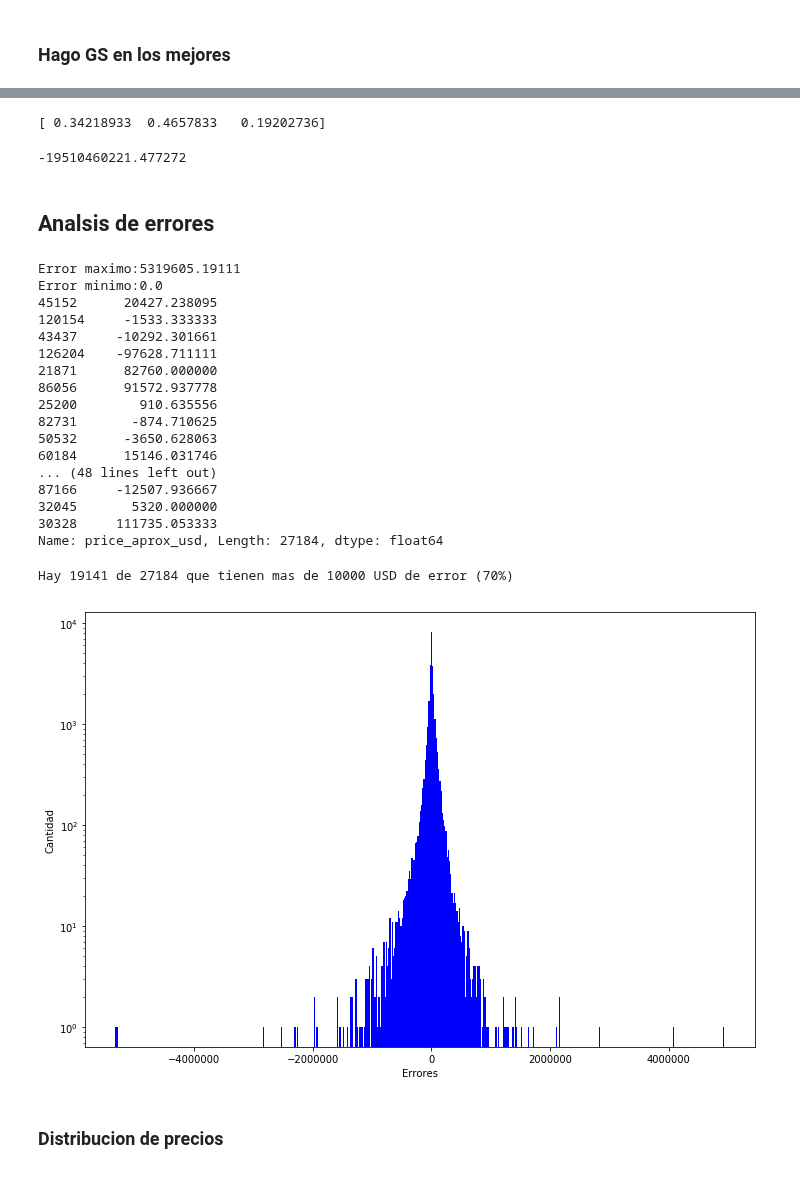
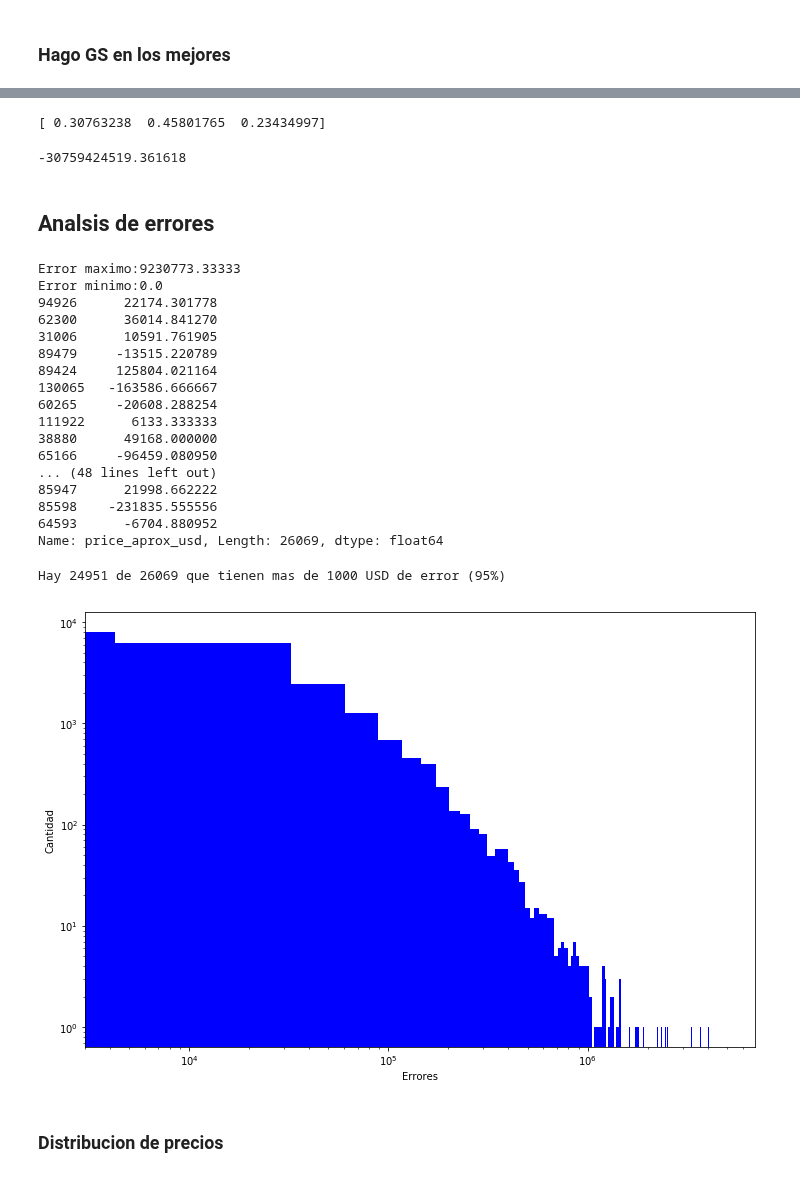
Before and after one commit to AlejandroDaneri/Machine-Learning-Properati, a Jupyter notebook: Random Forest.ipynb, the cells around one changed output, grey strips where cells are left out. Cells and saved outputs as stored; diff of their text form; code cells hidden in the pictures.

```diff
--- a/Random Forest.ipynb
+++ b/Random Forest.ipynb
@@ -18,7 +18,7 @@ from sklearn.ensemble import RandomForestClassifier,RandomForestRegressor,Isolat
 from sklearn.preprocessing import RobustScaler
 from sklearn.model_selection import GridSearchCV, RandomizedSearchCV, train_test_split
 
-properati = pd.read_csv('datos/properati_final.csv')
+properati = pd.read_csv('datos/properati_3.csv')
 #test_samples = pd.read_csv('datos/properati_dataset_testing_noprice_acondicionado.csv',error_bad_lines=False)
 # %% [output]
 [interactive output not drawn]
@@ -271,11 +258,11 @@ Hiper-parametros: {'max_features': 'log2', 'n_estimators': 75, 'criterion': 'mse
 mejor_rf = search.best_estimator_
 print mejor_rf.feature_importances_ # la importancia de cada feature (cuanta informacion le provee al rf) ordenado tal y cual esta zipeado el X
 # %% [output]
-[ 0.34218933  0.4657833   0.19202736]
+[ 0.30763238  0.45801765  0.23434997]
 # %%
 search.score(X_test,y_test)
 # %% [output]
--19510460221.477272
+-30759424519.361618
 # %% [markdown]
 ## Analsis de errores
 # %%
@@ -283,26 +270,26 @@ errores = mejor_rf.predict(X_test)-y_test
 print ("Error maximo:{0}\nError minimo:{1}".format( max(abs(errores)),min(abs(errores))))
 print(errores)
 # %% [output]
-Error maximo:5319605.19111
+Error maximo:9230773.33333
 Error minimo:0.0
-45152      20427.238095
-120154     -1533.333333
-43437     -10292.301661
-126204    -97628.711111
-21871      82760.000000
-86056      91572.937778
-25200        910.635556
-82731       -874.710625
-50532      -3650.628063
-60184      15146.031746
+94926      22174.301778
+62300      36014.841270
+31006      10591.761905
+89479     -13515.220789
+89424     125804.021164
+130065   -163586.666667
+60265     -20608.288254
+111922      6133.333333
+38880      49168.000000
+65166     -96459.080950
 ... (48 lines left out)
-87166     -12507.936667
-32045       5320.000000
-30328     111735.053333
-Name: price_aprox_usd, Length: 27184, dtype: float64
+85947      21998.662222
+85598    -231835.555556
+64593      -6704.880952
+Name: price_aprox_usd, Length: 26069, dtype: float64
 # %%
 count_max=0
-max_error=10000
+max_error=1000
 lista=[]
 for error in errores:
     if abs(error)>=max_error:
@@ -310,18 +297,19 @@ for error in errores:
         lista.append(abs(error))
 print ("Hay {0} de {1} que tienen mas de {2} USD de error ({3}%)".format(count_max,len(errores),max_error,100 * count_max//len(errores)))
 # %% [output]
-Hay 19141 de 27184 que tienen mas de 10000 USD de error (70%)
+Hay 24951 de 26069 que tienen mas de 1000 USD de error (95%)
 # %%
 # the histogram of the data
 plt.figure(figsize=(12,8))
 plt.hist(errores, 500, facecolor='blue')
 plt.xlabel('Errores')
 plt.ylabel('Cantidad')
 #plt.xlim(-1000, 1000) #para variar el "zoom a 0"
 plt.yscale('log')
+plt.xscale('log')
 plt.show()
 # %% [output]
-[figure, old version]
+[figure, new version]
 # %% [markdown]
 ###  Distribucion de precios
 # %%
```
Also changed, not shown: parts of 5 cells of this notebook, 7 other files.
